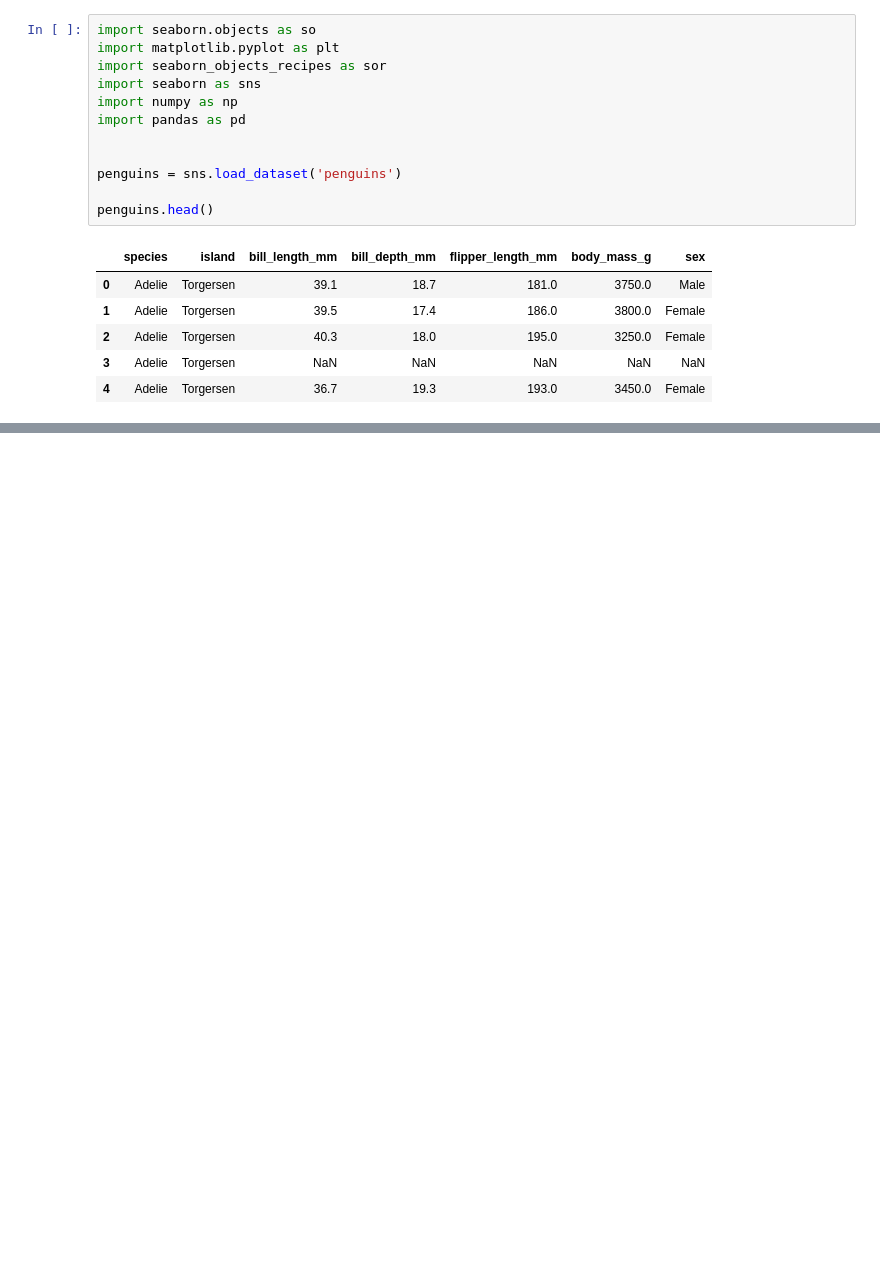
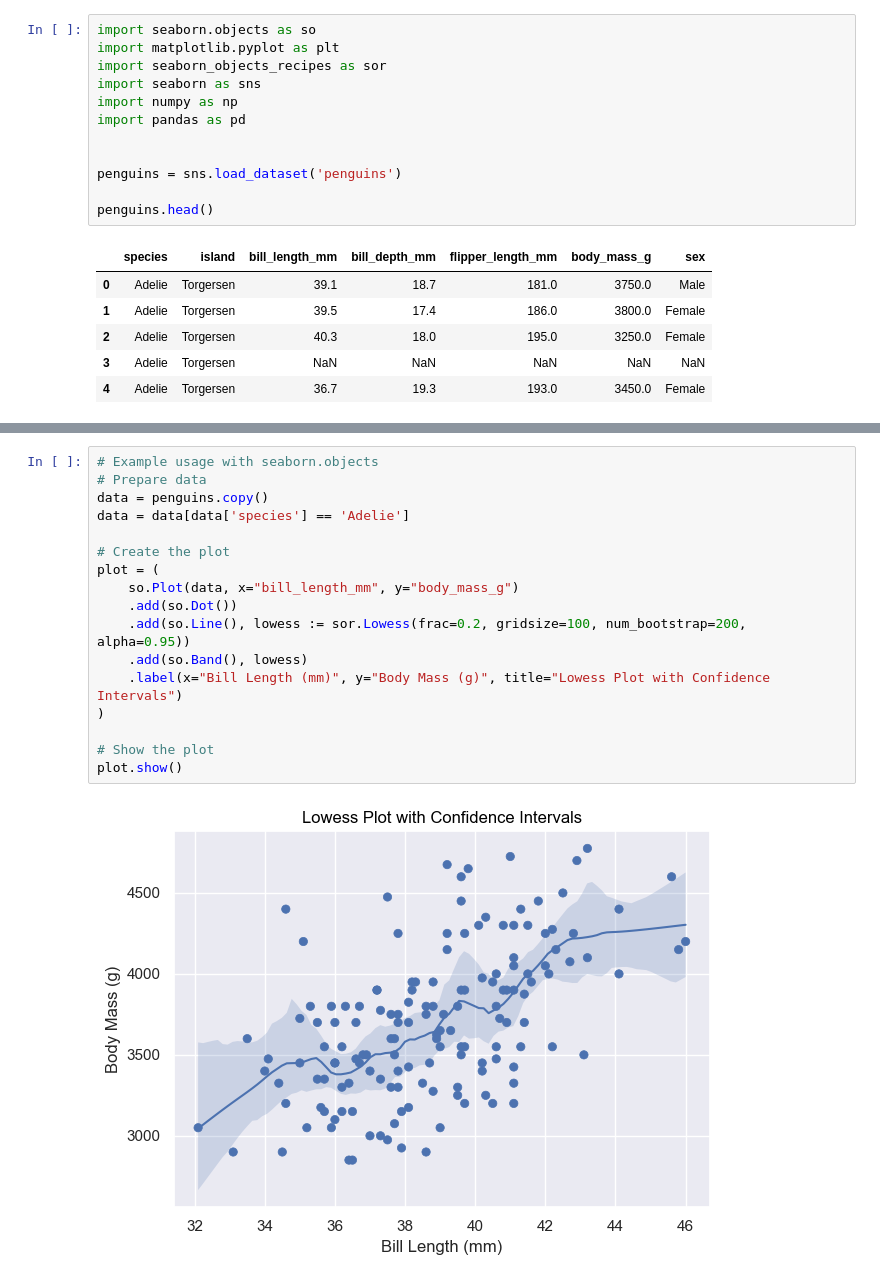
Before and after one commit to Ofosu-Osei/seaborn_objects_recipes, a Jupyter notebook: docs/tutorial/recipes_tut.ipynb, the cells around one changed output, grey strips where cells are left out. Cells and saved outputs as stored; diff of their text form; blank space fills up the shorter version.

Commit message:
Lowess and PolyFitWithCI updates

```diff
--- a/docs/tutorial/recipes_tut.ipynb
+++ b/docs/tutorial/recipes_tut.ipynb
@@ -19,0 +38,19 @@ penguins.head()
+# %%
+# Example usage with seaborn.objects
+# Prepare data
+data = penguins.copy()
+data = data[data['species'] == 'Adelie']
+
+# Create the plot
+plot = (
+    so.Plot(data, x="bill_length_mm", y="body_mass_g")
+    .add(so.Dot())
+    .add(so.Line(), lowess := sor.Lowess(frac=0.2, gridsize=100, num_bootstrap=200, alpha=0.95))
+    .add(so.Band(), lowess)
+    .label(x="Bill Length (mm)", y="Body Mass (g)", title="Lowess Plot with Confidence Intervals")
+)
+
+# Show the plot
+plot.show()
+# %% [output]
+[figure, added]
```
Also changed, not shown: parts of 10 cells of this notebook, 11 other files.
